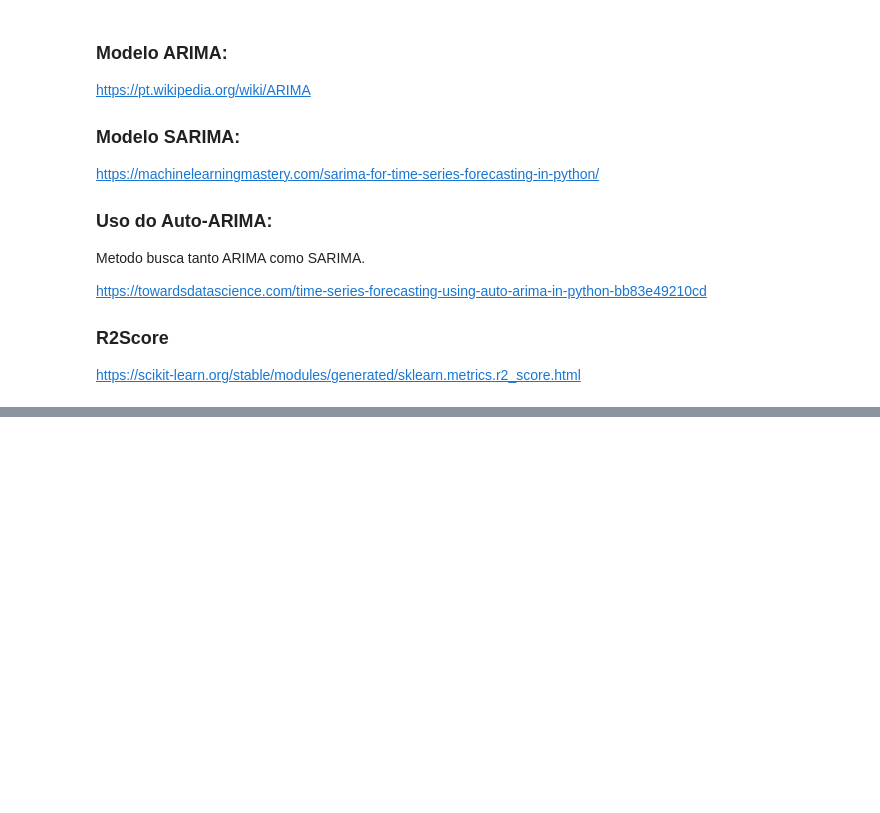
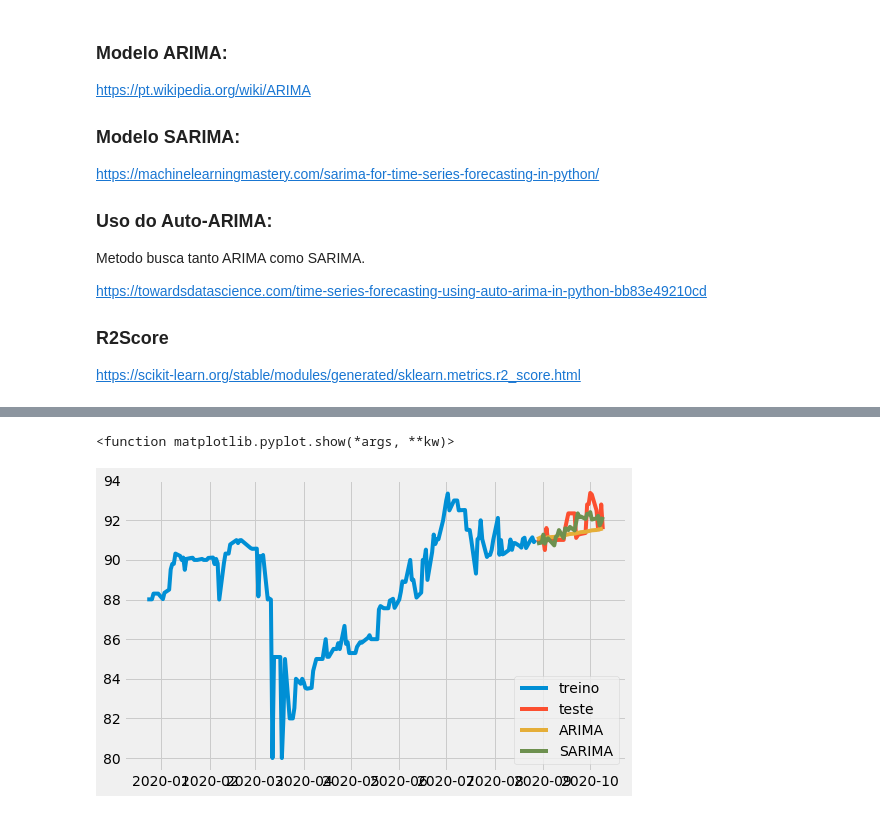
Before and after one commit to renatoreggiani/trAIding, a Jupyter notebook: python-ai-trading-system.ipynb, the cells around one changed output, grey strips where cells are left out. Drawn from its saved outputs; the diff is of its cells as text; code cells hidden in the pictures; blank space fills up the shorter version.

```diff
--- a/python-ai-trading-system.ipynb
+++ b/python-ai-trading-system.ipynb
@@ -35,5 +35,5 @@ from functions import get_finance_data, arima_forecast, stationary_test, get_aut
 # %%
 df = get_finance_data('RBBV11.SA')[:-50]
 train = df['Low'][:-30]
-test = df['Low'][30:]
+test = df['Low'][-30:]
 # %%
@@ -64,0 +62,2 @@ arima_model.df_model()
+# %%
+sarima_model = get_auto_sarima(train)
@@ -65,5 +67,8 @@ arima_model.df_model()
 # %%
-df_f = pd.DataFrame({'predição':arima_model.predict(n_periods=50),'valor':test}, index=test.index)
-df_f['desvio (%)'] = df_f.apply(desvio, axis=1)
+df_f = pd.DataFrame({'ARIMA':arima_model.predict(n_periods=30),
+                     'SARIMA':sarima_model.predict(n_periods=30),
+                     'valor':test}, index=test.index)
+df_f['d% ARIMA'] = ((df_f['ARIMA']/df_f['valor'])-1)*100
+df_f['d% SARIMA'] = ((df_f['SARIMA']/df_f['valor'])-1)*100
 prd = df_f
 df_f
@@ -70,8 +94,11 @@ df_f
 # %%
 plt.figure(figsize=(8,5))
 plt.plot(train, label="treino")
 plt.plot(test, label="teste")
-plt.plot(prd['predição'], label="predicao")
+plt.plot(prd['ARIMA'], label="ARIMA")
+plt.plot(prd['SARIMA'], label="SARIMA")
 plt.legend(loc='lower right')
-plt.title(label=ticker)
 plt.show
+# %% [output]
+<function matplotlib.pyplot.show(*args, **kw)>
+[figure, added]
```
Also changed, not shown: parts of 8 cells of this notebook, 1 other file.
